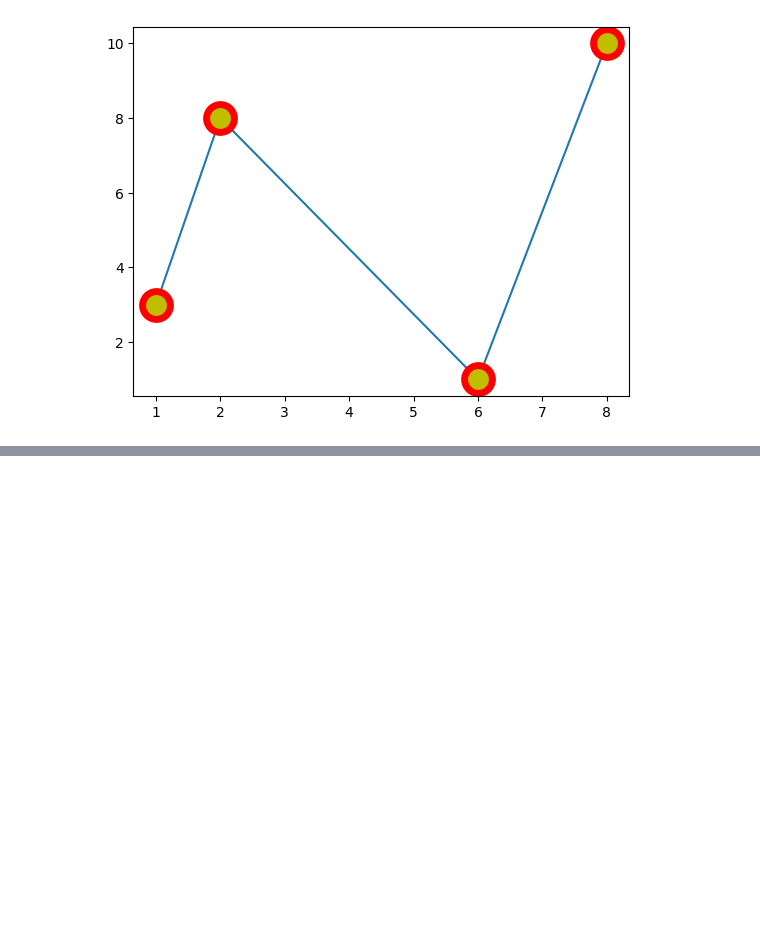
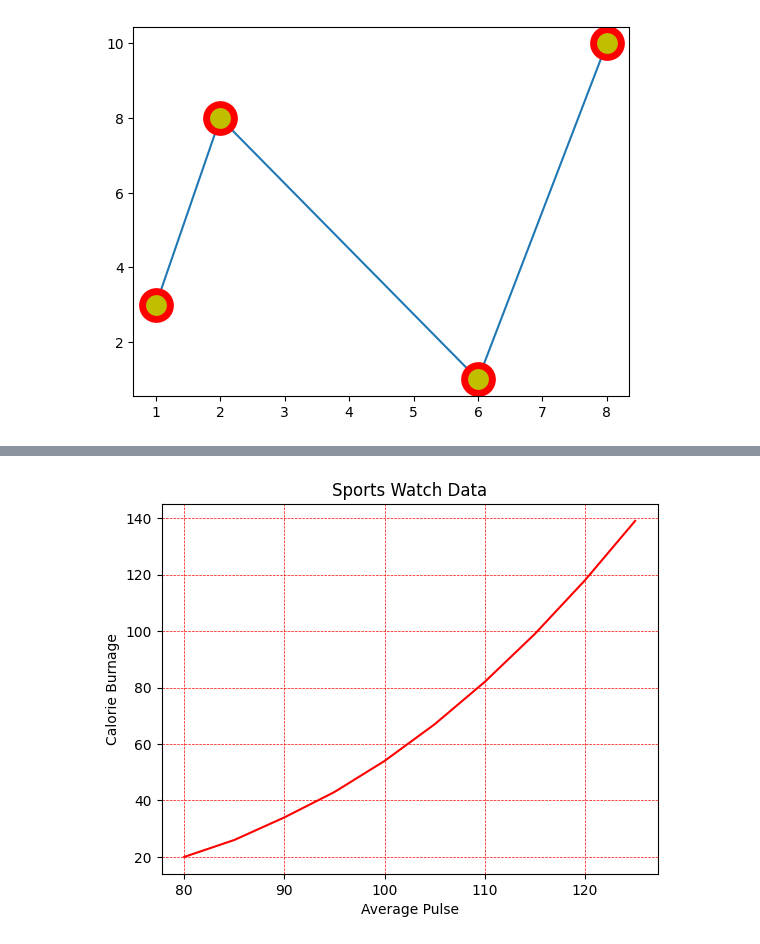
Before and after one commit to Ansh-dev-2005/Machine-Learning-and-Artificial-Intelligence, a Jupyter notebook: visualization.ipynb, the cells around one changed output, grey strips where cells are left out. Cells and saved outputs as stored; diff of their text form; code cells hidden in the pictures; blank space fills up the shorter version.

```diff
--- a/visualization.ipynb
+++ b/visualization.ipynb
@@ -52,0 +78,13 @@ plt.show()
+# %%
+xpoints = np.array([80, 85, 90, 95, 100, 105, 110, 115, 120, 125])
+ypoints = np.array([20, 26, 34, 43, 54, 67, 82, 99, 118, 139])
+
+plt.title("Sports Watch Data")
+plt.xlabel("Average Pulse")
+plt.ylabel("Calorie Burnage")
+
+plt.plot(xpoints, ypoints,color='r')
+plt.grid(color = 'red', linestyle = '--', linewidth = 0.5)
+plt.show()
+# %% [output]
+[figure, added]
```
Also changed, not shown: parts of 8 cells of this notebook, 1 other file.
